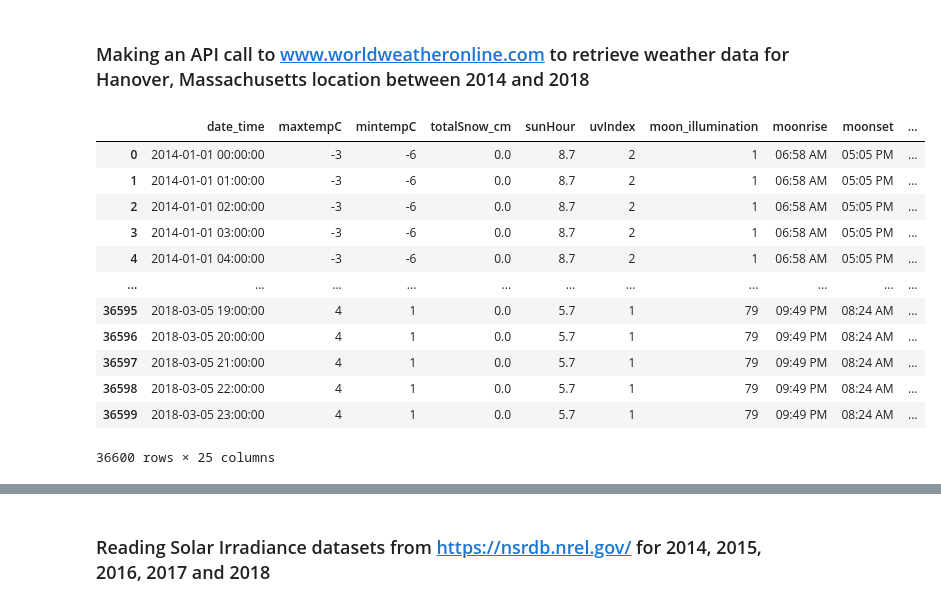
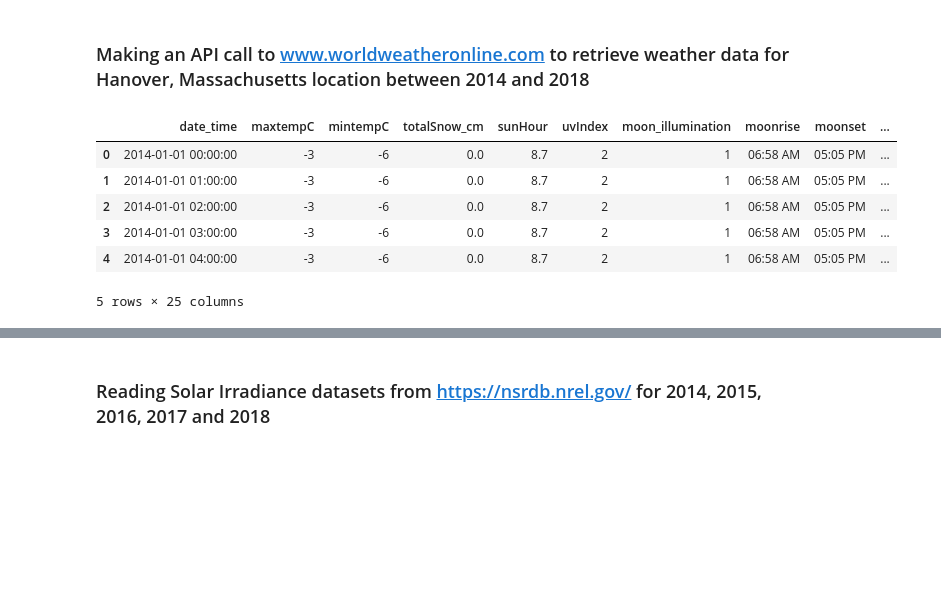
Before and after one commit to mriganv/Machine-Learning-Model-for-Solar-Energy-Forecast, a Jupyter notebook: Solar Energy Forecasting - Stacked Model .ipynb, the cells around one changed output, grey strips where cells are left out. Saved outputs shown, nothing was run; the diff lists cells and outputs as text; code cells hidden in the pictures; blank space fills up the shorter version.

```diff
--- a/Solar Energy Forecasting - Stacked Model .ipynb
+++ b/Solar Energy Forecasting - Stacked Model .ipynb
@@ -70,21 +63,15 @@ data['Timestamp'] = pd.to_datetime(data['Timestamp'])
 # %%
 weather_df = pd.read_csv('./output/02340.csv')
 # %%
-weather_df
+weather_df.head(5)
 # %% [output]
 |  | date_time | maxtempC | mintempC | totalSnow_cm | sunHour | uvIndex | moon_illumination | moonrise | moonset | ... |
 | 0 | 2014-01-01 00:00:00 | -3 | -6 | 0.0 | 8.7 | 2 | 1 | 06:58 AM | 05:05 PM | ... |
 | 1 | 2014-01-01 01:00:00 | -3 | -6 | 0.0 | 8.7 | 2 | 1 | 06:58 AM | 05:05 PM | ... |
 | 2 | 2014-01-01 02:00:00 | -3 | -6 | 0.0 | 8.7 | 2 | 1 | 06:58 AM | 05:05 PM | ... |
 | 3 | 2014-01-01 03:00:00 | -3 | -6 | 0.0 | 8.7 | 2 | 1 | 06:58 AM | 05:05 PM | ... |
 | 4 | 2014-01-01 04:00:00 | -3 | -6 | 0.0 | 8.7 | 2 | 1 | 06:58 AM | 05:05 PM | ... |
-| ... | ... | ... | ... | ... | ... | ... | ... | ... | ... | ... |
-| 36595 | 2018-03-05 19:00:00 | 4 | 1 | 0.0 | 5.7 | 1 | 79 | 09:49 PM | 08:24 AM | ... |
-| 36596 | 2018-03-05 20:00:00 | 4 | 1 | 0.0 | 5.7 | 1 | 79 | 09:49 PM | 08:24 AM | ... |
-| 36597 | 2018-03-05 21:00:00 | 4 | 1 | 0.0 | 5.7 | 1 | 79 | 09:49 PM | 08:24 AM | ... |
-| 36598 | 2018-03-05 22:00:00 | 4 | 1 | 0.0 | 5.7 | 1 | 79 | 09:49 PM | 08:24 AM | ... |
-| 36599 | 2018-03-05 23:00:00 | 4 | 1 | 0.0 | 5.7 | 1 | 79 | 09:49 PM | 08:24 AM | ... |
-36600 rows × 25 columns
+5 rows × 25 columns
 # %%
 #Change date_time column to datetime
 weather_df['date_time'] = pd.to_datetime(weather_df['date_time'])
```
Also changed, not shown: parts of 34 cells of this notebook, 4 other files.
